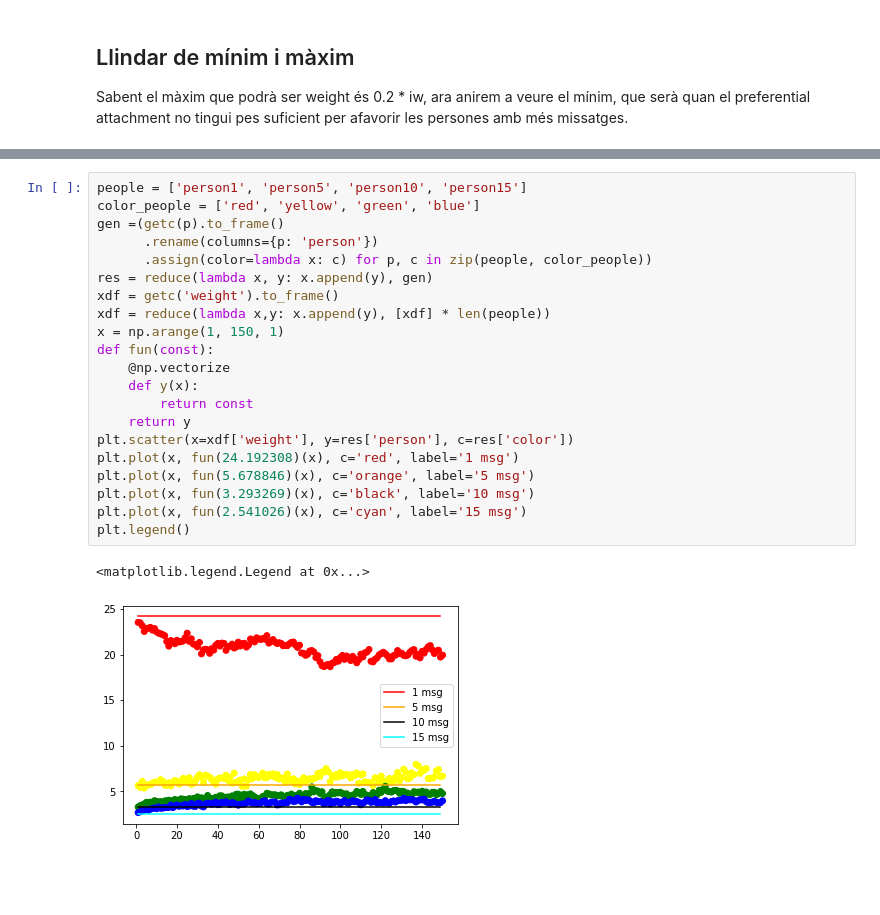
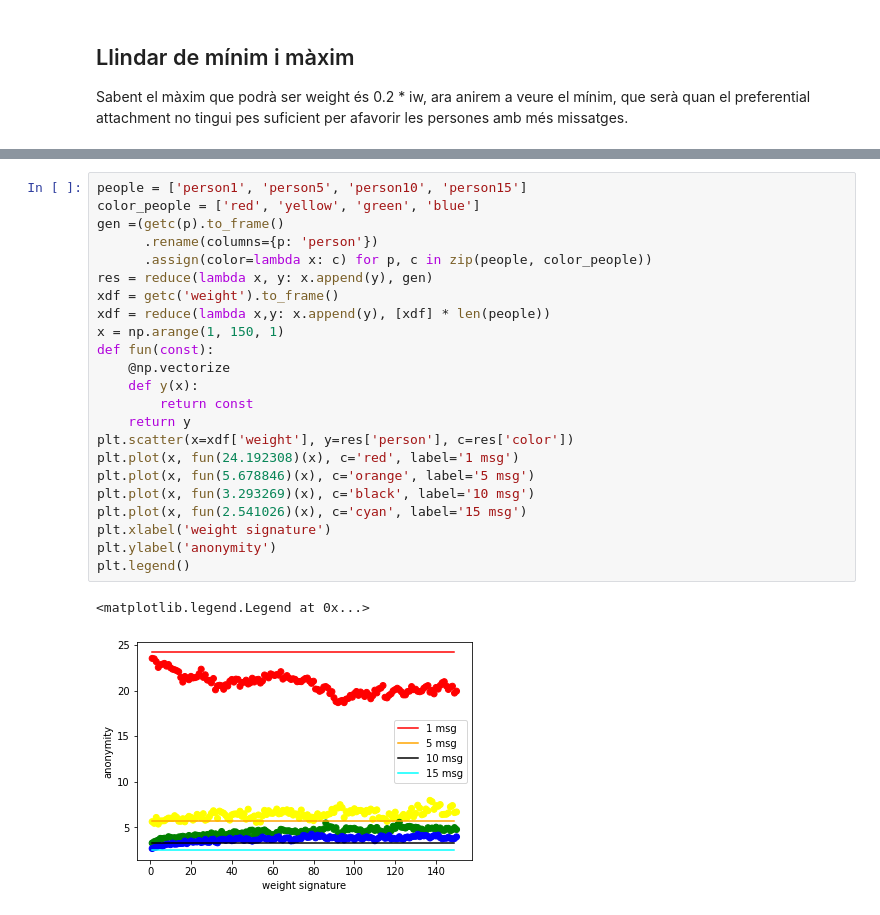
Before and after one commit to sergisi/glowing-dollop, a Jupyter notebook: notebook/100-8-iw(50)-w(1_150).ipynb, the cells around one changed output, grey strips where cells are left out. Cells and saved outputs as stored; diff of their text form; blank space fills up the shorter version.

```diff
--- a/notebook/100-8-iw(50)-w(1_150).ipynb
+++ b/notebook/100-8-iw(50)-w(1_150).ipynb
@@ -133,24 +140,26 @@ res
 # %%
 people = ['person1', 'person5', 'person10', 'person15']
 color_people = ['red', 'yellow', 'green', 'blue']
 gen =(getc(p).to_frame()
       .rename(columns={p: 'person'})
       .assign(color=lambda x: c) for p, c in zip(people, color_people))
 res = reduce(lambda x, y: x.append(y), gen)
 xdf = getc('weight').to_frame()
 xdf = reduce(lambda x,y: x.append(y), [xdf] * len(people))
 x = np.arange(1, 150, 1)
 def fun(const):
     @np.vectorize
     def y(x):
         return const
     return y
 plt.scatter(x=xdf['weight'], y=res['person'], c=res['color'])
 plt.plot(x, fun(24.192308)(x), c='red', label='1 msg')
 plt.plot(x, fun(5.678846)(x), c='orange', label='5 msg')
 plt.plot(x, fun(3.293269)(x), c='black', label='10 msg')
 plt.plot(x, fun(2.541026)(x), c='cyan', label='15 msg')
+plt.xlabel('weight signature')
+plt.ylabel('anonymity')
 plt.legend()
 # %% [output]
 <matplotlib.legend.Legend at 0x...>
-[figure, old version]
+[figure, new version]
```
Also changed, not shown: parts of 1 cell of this notebook.
